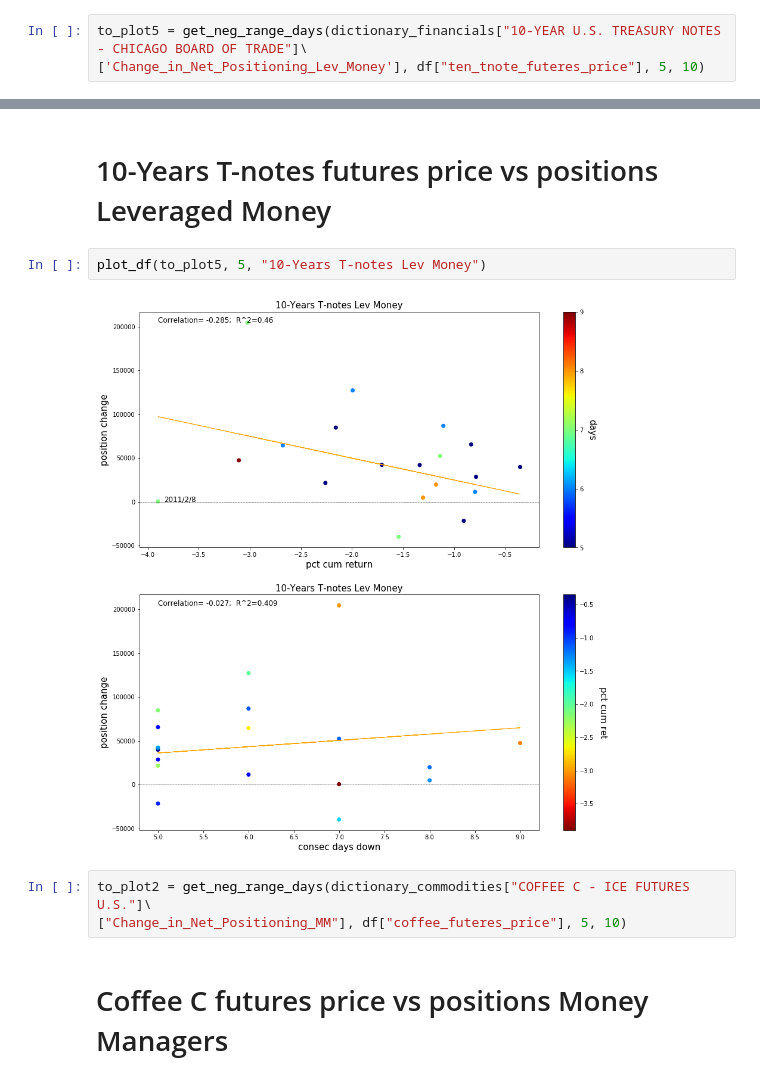
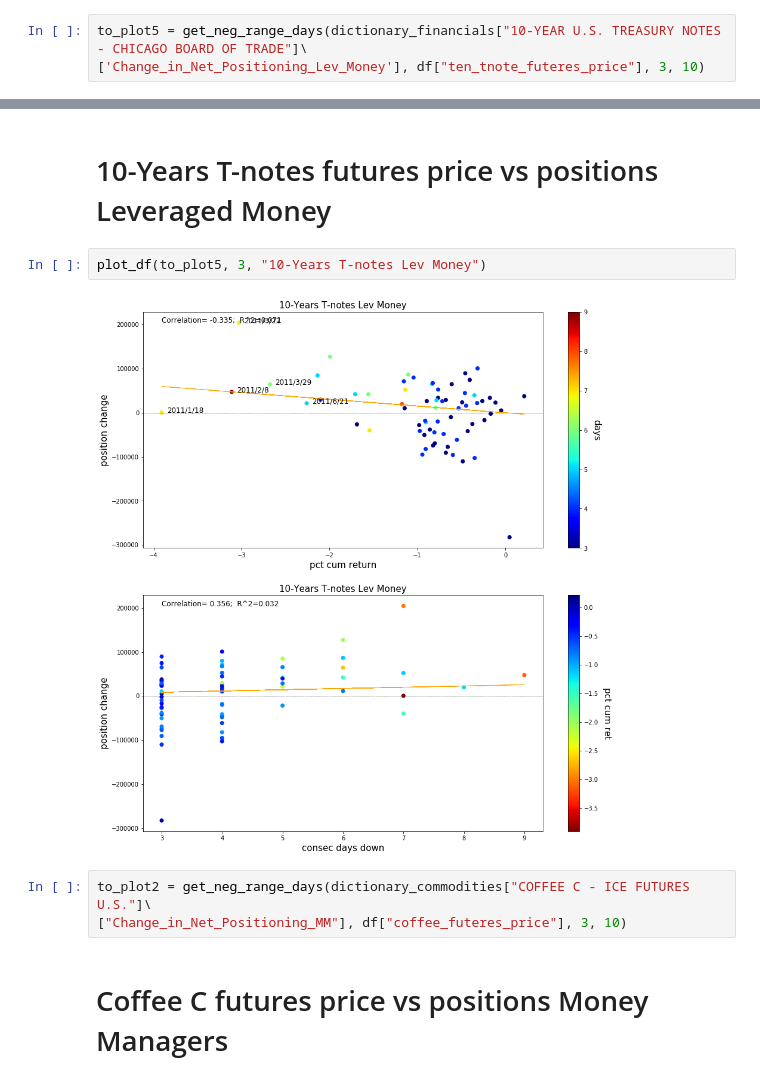
Before and after one commit to leonardich/Stats_project, a Jupyter notebook: changes_vs_downturn.ipynb, the cells around one changed output, grey strips where cells are left out. Drawn from its saved outputs; the diff is of its cells as text.

```diff
--- a/changes_vs_downturn.ipynb
+++ b/changes_vs_downturn.ipynb
@@ -544,6 +544,6 @@ to_plot1 = get_neg_range_days(dictionary_financials["10-YEAR U.S. TREASURY NOTES
 # %%
 to_plot5 = get_neg_range_days(dictionary_financials["10-YEAR U.S. TREASURY NOTES - CHICAGO BOARD OF TRADE"]\
-['Change_in_Net_Positioning_Lev_Money'], df["ten_tnote_futeres_price"], 5, 10)
+['Change_in_Net_Positioning_Lev_Money'], df["ten_tnote_futeres_price"], 3, 10)
 # %% [markdown]
 # 10-Years T-notes futures price vs positions Asset Managers
 # %%
@@ -553,12 +553,12 @@ plot_df(to_plot1, 5, "10-Years T-notes Asset Mgr")
 # %% [markdown]
 # 10-Years T-notes futures price vs positions Leveraged Money
 # %%
-plot_df(to_plot5, 5, "10-Years T-notes Lev Money")
+plot_df(to_plot5, 3, "10-Years T-notes Lev Money")
 # %% [output]
-[figure, old version]
+[figure, new version]
 # %%
 to_plot2 = get_neg_range_days(dictionary_commodities["COFFEE C - ICE FUTURES U.S."]\
-["Change_in_Net_Positioning_MM"], df["coffee_futeres_price"], 5, 10)
+["Change_in_Net_Positioning_MM"], df["coffee_futeres_price"], 3, 10)
 # %% [markdown]
 # Coffee C futures price vs positions Money Managers
 # %%
```
Also changed, not shown: parts of 16 cells of this notebook.
